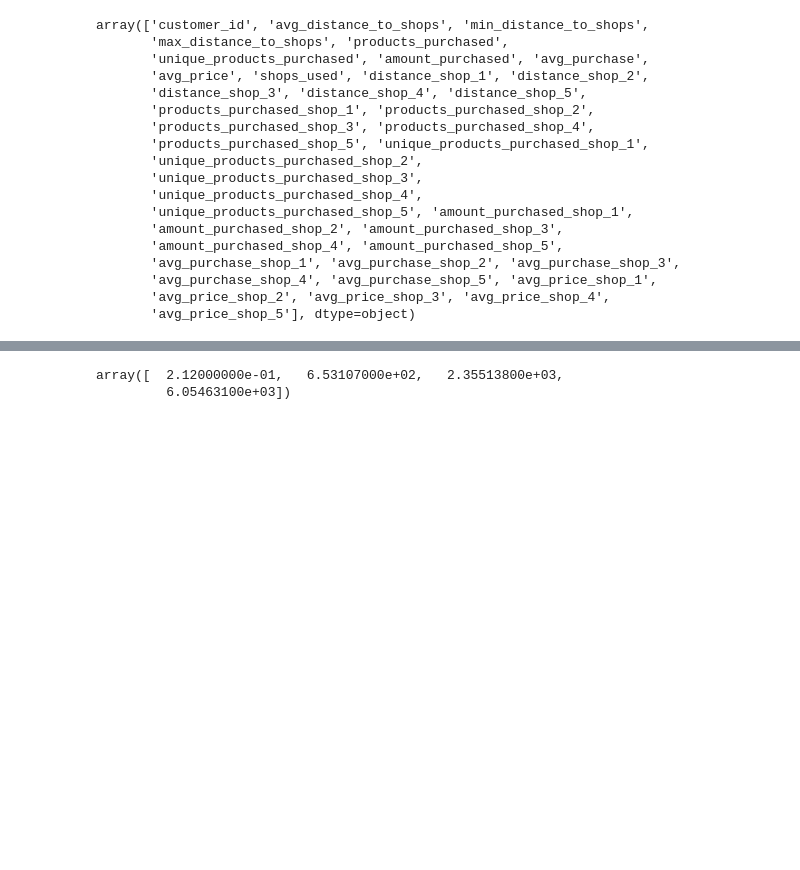
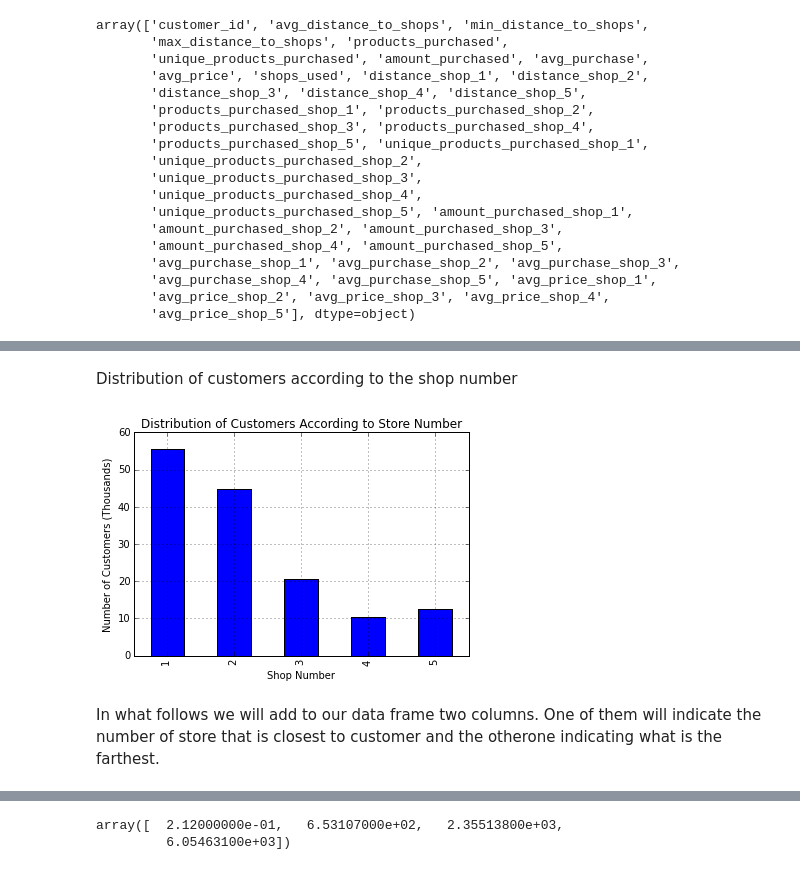
Before and after one commit to rcuevass/clustering_PCA_marketing, a Jupyter notebook: Store range effect in purchase.ipynb, the cells around one changed output, grey strips where cells are left out. Drawn from its saved outputs; the diff is of its cells as text; code cells hidden in the pictures; blank space fills up the shorter version.

```diff
--- a/Store range effect in purchase.ipynb
+++ b/Store range effect in purchase.ipynb
@@ -70,0 +103,26 @@ dfAux['Avg. Purchase in Shop'] = list_purchase
+# %% [markdown]
+Distribution of customers according to the shop number
+# %%
+list_purchase = []
+for k in range(1,6):
+    text_ = 'avg_price_shop_' + str(k)
+    aux_ = sum(data[text_] <> 0)
+    #perc_ = aux_/float(num_customers)*100
+    perc_ = float(sum(data[text_] <> 0)/1000.)
+    #print k , perc_
+    list_purchase.append(perc_)
+dfAux = pd.DataFrame()
+dfAux['Shop Number'] = [1,2,3,4,5]
+dfAux['Number of Customers'] = list_purchase
+
+
+dfAux.plot(x='Shop Number',y='Number of Customers',kind='bar',
+           title='Distribution of Customers According to Store Number',
+           legend=False,grid=True)
+plt.xlabel('Shop Number')
+plt.ylabel('Number of Customers (Thousands)')
+plt.show()
+# %% [output]
+[figure, added]
+# %% [markdown]
+In what follows we will add to our data frame two columns. One of them will indicate the number of store that is closest to customer and the otherone indicating what is the farthest.
```
Also changed, not shown: parts of 28 cells of this notebook.
